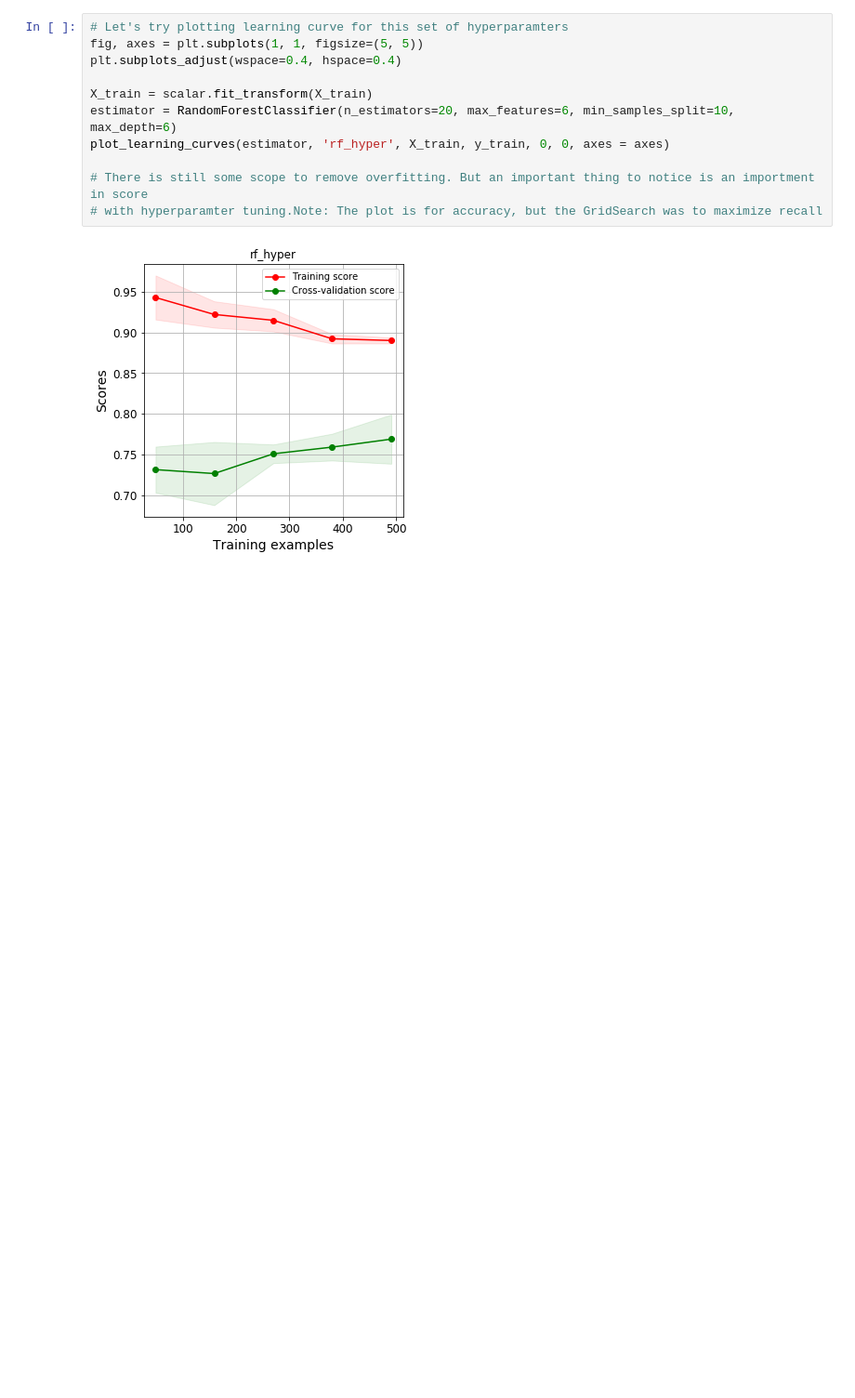
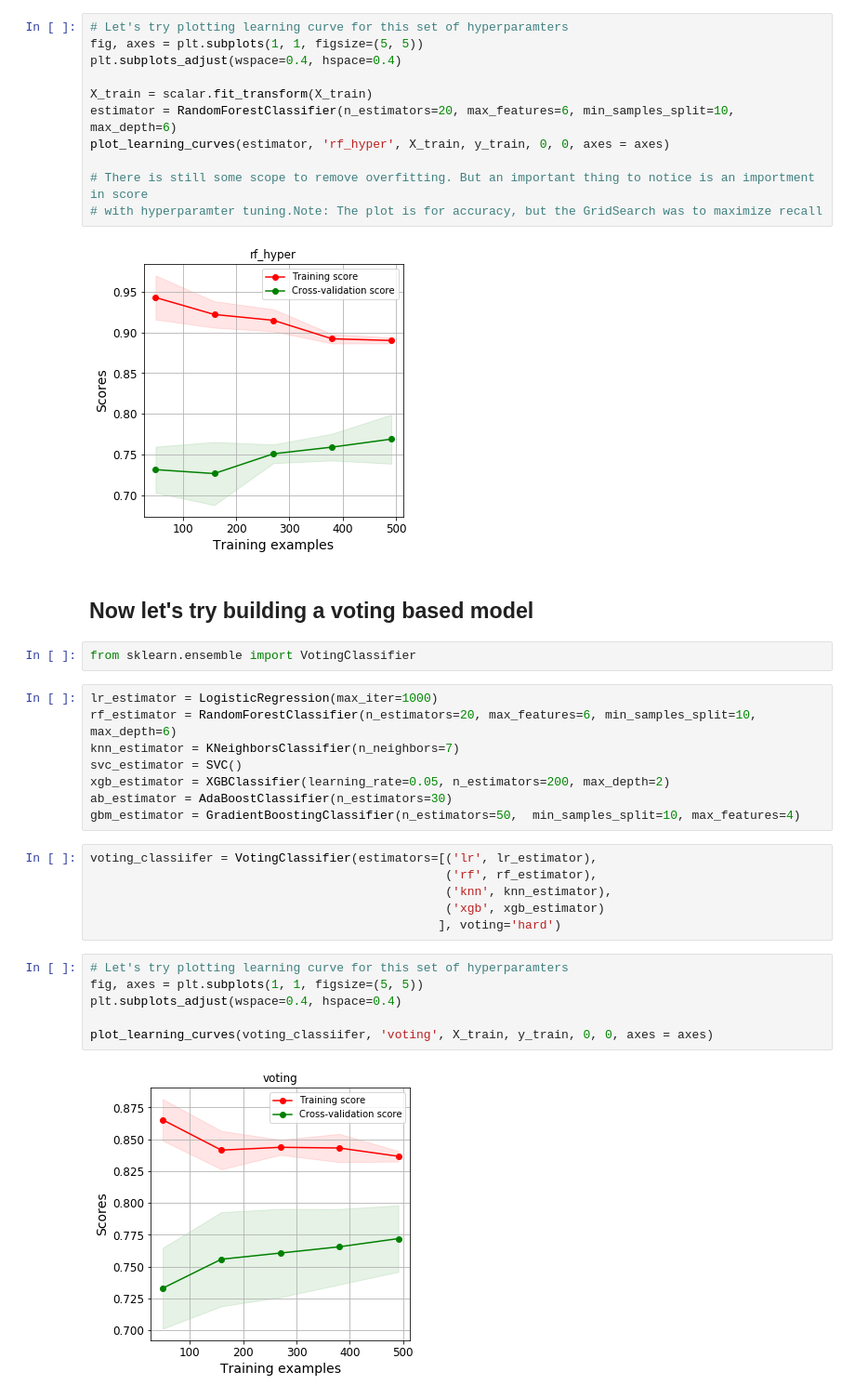
Before and after one commit to soorajpn123/diabetes_ml_practice, a Jupyter notebook: diabetes_ml_practice.ipynb, the cells around one changed output. Shown at 93% size. Cells and saved outputs as stored; diff of their text form; blank space fills up the shorter version.

Commit message:
Learning curves

```diff
--- a/diabetes_ml_practice.ipynb
+++ b/diabetes_ml_practice.ipynb
@@ -410,3 +410,29 @@ plot_learning_curves(estimator, 'rf_hyper', X_train, y_train, 0, 0, axes = axes)
 # with hyperparamter tuning.Note: The plot is for accuracy, but the GridSearch was to maximize recall
 # %% [output]
 [figure]
+# %% [markdown]
+## Now let's try building a voting based model
+# %%
+from sklearn.ensemble import VotingClassifier
+# %%
+lr_estimator = LogisticRegression(max_iter=1000)
+rf_estimator = RandomForestClassifier(n_estimators=20, max_features=6, min_samples_split=10, max_depth=6)
+knn_estimator = KNeighborsClassifier(n_neighbors=7)
+svc_estimator = SVC()
+xgb_estimator = XGBClassifier(learning_rate=0.05, n_estimators=200, max_depth=2)
+ab_estimator = AdaBoostClassifier(n_estimators=30)
+gbm_estimator = GradientBoostingClassifier(n_estimators=50,  min_samples_split=10, max_features=4)
+# %%
+voting_classiifer = VotingClassifier(estimators=[('lr', lr_estimator),
+                                                 ('rf', rf_estimator),
+                                                 ('knn', knn_estimator),
+                                                 ('xgb', xgb_estimator)
+                                                ], voting='hard')
+# %%
+# Let's try plotting learning curve for this set of hyperparamters
+fig, axes = plt.subplots(1, 1, figsize=(5, 5))
+plt.subplots_adjust(wspace=0.4, hspace=0.4)
+
+plot_learning_curves(voting_classiifer, 'voting', X_train, y_train, 0, 0, axes = axes)
+# %% [output]
+[figure, added]
```
Also changed, not shown: parts of 12 cells of this notebook.
